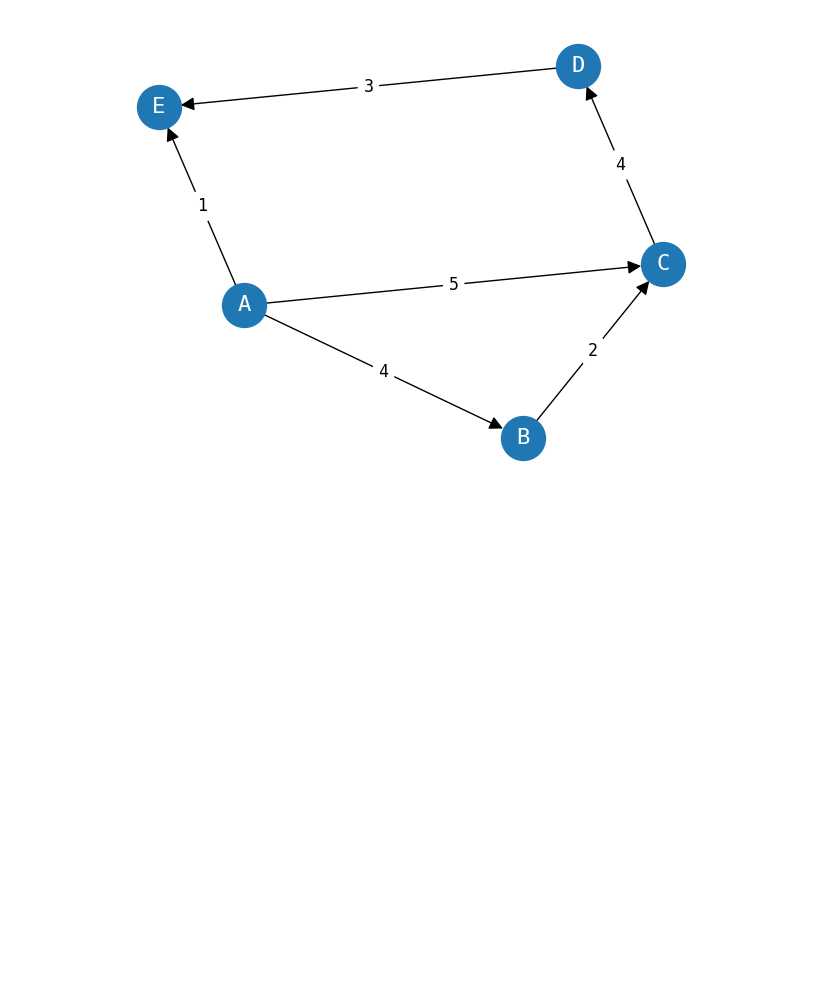
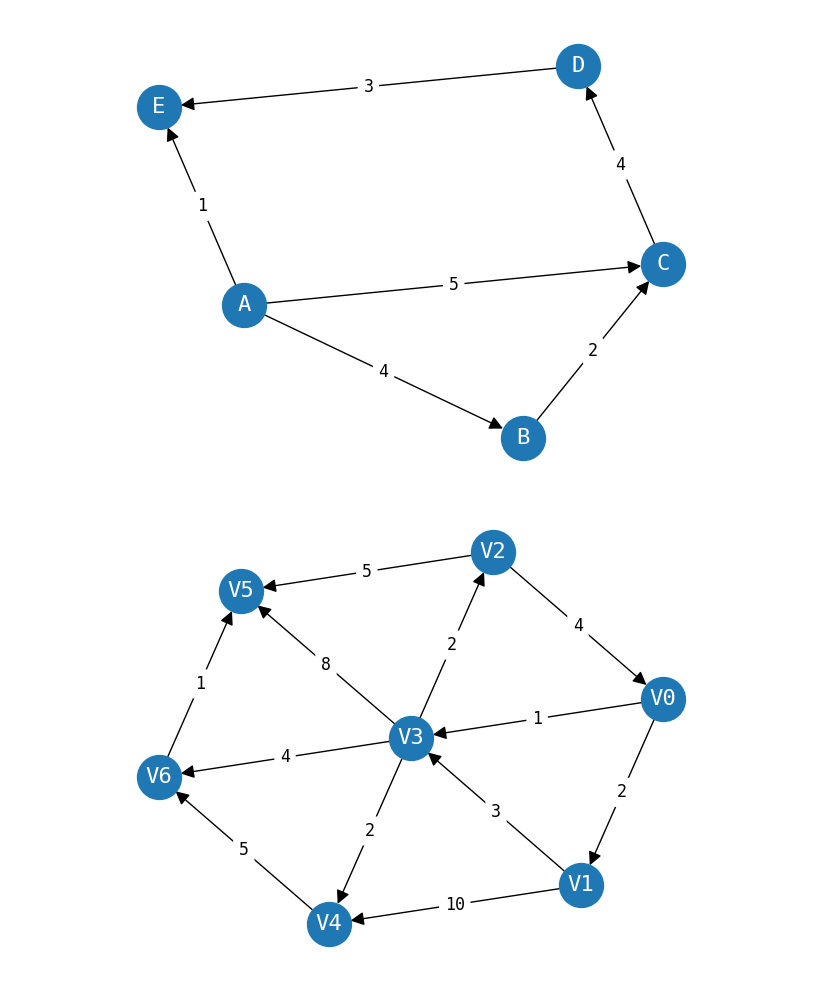
Before and after one commit to untref-edd/edd, a Jupyter notebook: Clase 5 - Grafos/Anexo figuras.ipynb, the cells around one changed output. Saved outputs shown, nothing was run; the diff lists cells and outputs as text; code cells hidden in the pictures; blank space fills up the shorter version.

```diff
--- a/Clase 5 - Grafos/Anexo figuras.ipynb
+++ b/Clase 5 - Grafos/Anexo figuras.ipynb
@@ -82,2 +100,20 @@ draw_graph(G, output_file='figuras/grafo-dirigido.png')
 # %% [output]
 [figure]
+# %%
+G = nx.DiGraph()
+G.add_edge("V0", "V1", weight=2)
+G.add_edge("V0", "V3", weight=1)
+G.add_edge("V1", "V3", weight=3)
+G.add_edge("V1", "V4", weight=10)
+G.add_edge("V2", "V0", weight=4)
+G.add_edge("V2", "V5", weight=5)
+G.add_edge("V3", "V2", weight=2)
+G.add_edge("V3", "V4", weight=2)
+G.add_edge("V3", "V5", weight=8)
+G.add_edge("V3", "V6", weight=4)
+G.add_edge("V4", "V6", weight=5)
+G.add_edge("V6", "V5", weight=1)
+
+draw_graph(G, output_file="figuras/grafo-teoria.png")
+# %% [output]
+[figure, added]
```
Also changed, not shown: parts of 8 cells of this notebook, 3 other files.
